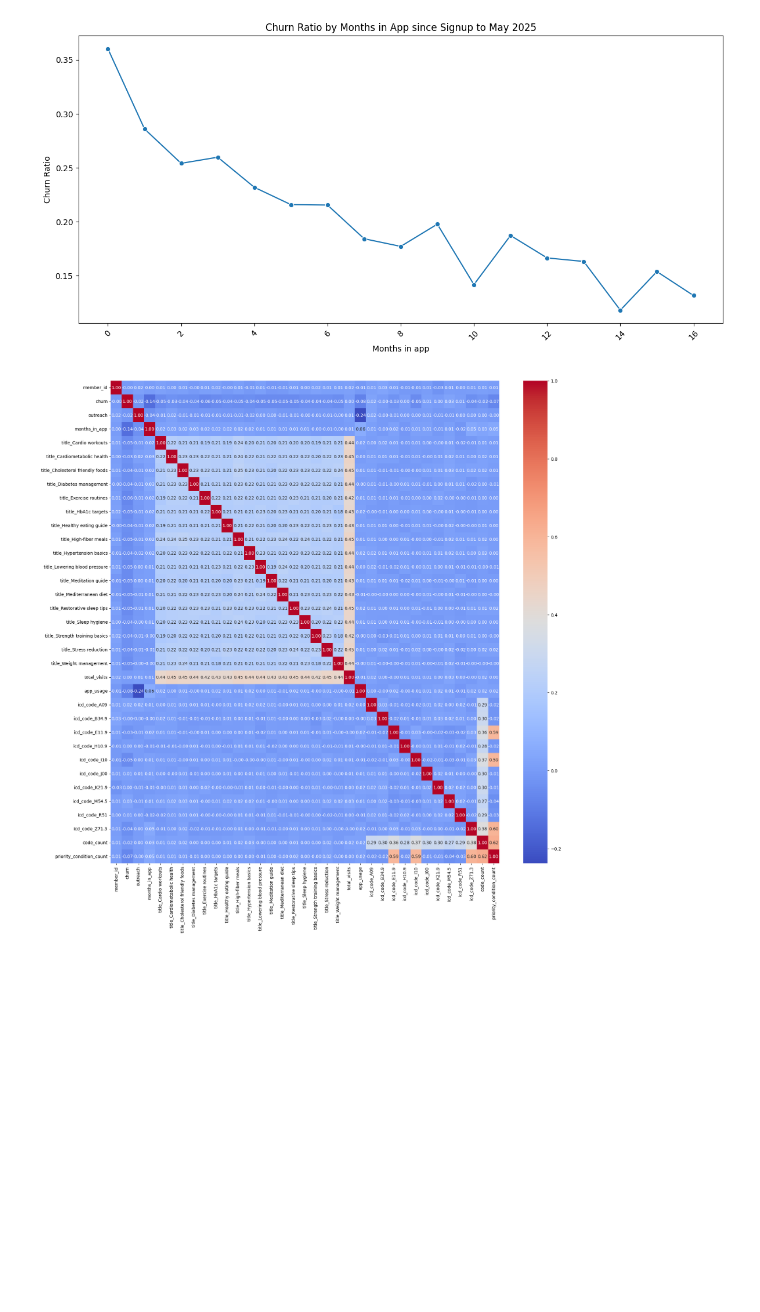
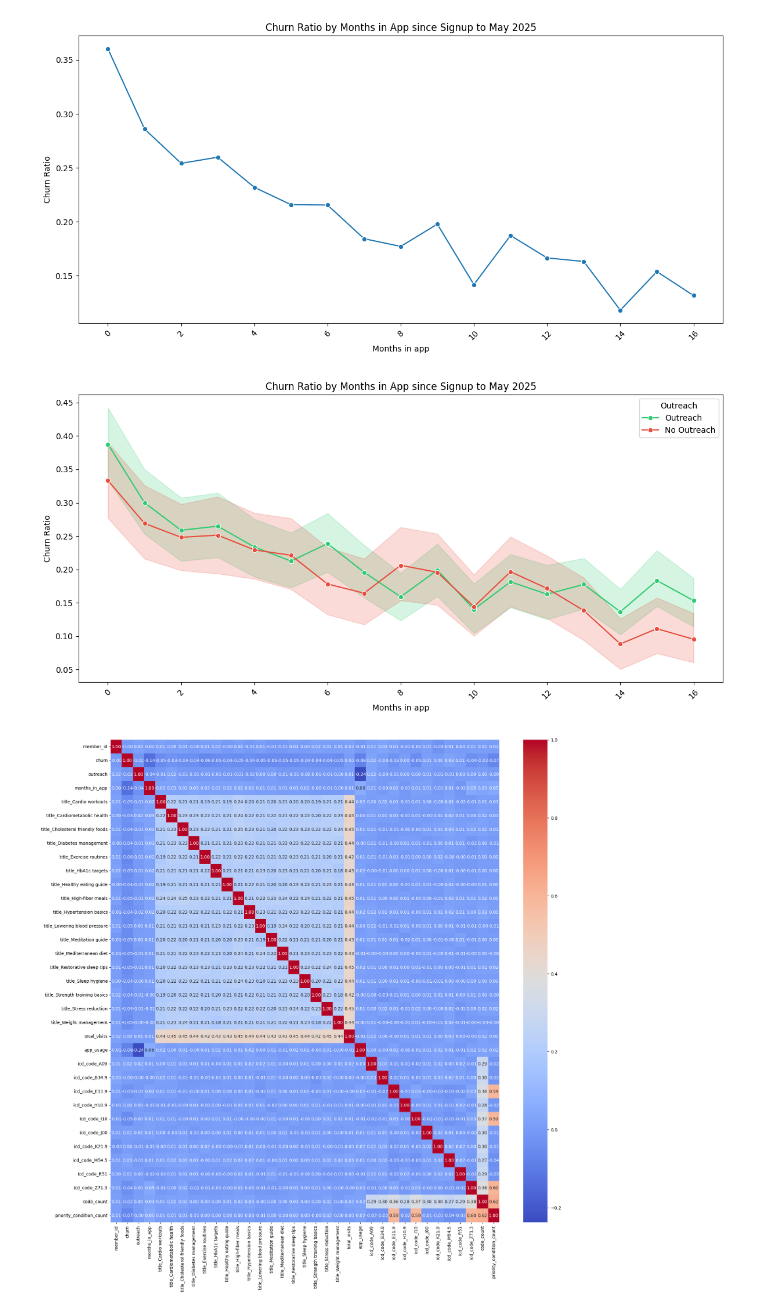
Before and after one commit to omergazit2/VI_churn_assignment, a Jupyter notebook: notebooks/EDA.ipynb, the cells around one changed output. Drawn from its saved outputs; the diff is of its cells as text; code cells hidden in the pictures; blank space fills up the shorter version.

Commit message:
improve visualization EDA

```diff
--- a/notebooks/EDA.ipynb
+++ b/notebooks/EDA.ipynb
@@ -61,6 +85,23 @@ plt.tight_layout()
 plt.show()
 # %% [output]
 [figure]
+# %%
+# Plot with confidence interval - separate lines for outreach
+plt.figure(figsize=(12, 6))
+sns.lineplot(data=df, x='months_in_app', y='churn', hue='outreach', marker='o',
+             errorbar='ci', err_style='band',
+             palette={True: '#e74c3c', False: '#2ecc71'})  # Custom colors
+plt.xticks(rotation=45)
+plt.title('Churn Ratio by Months in App since Signup to May 2025')
+plt.ylabel('Churn Ratio')
+plt.xlabel('Months in app')
+# Get current legend and update labels
+handles, labels = plt.gca().get_legend_handles_labels()
+plt.legend(handles, ['Outreach', 'No Outreach'], title='Outreach')
+plt.tight_layout()
+plt.show()
+# %% [output]
+[figure, added]
 # %%
 plt.figure(figsize=(20, 20))  # width, height in inches
 sns.heatmap(df.select_dtypes(include=np.number).corr(), annot=True, fmt=".2f", cmap='coolwarm')
```
Also changed, not shown: parts of 12 cells of this notebook.
